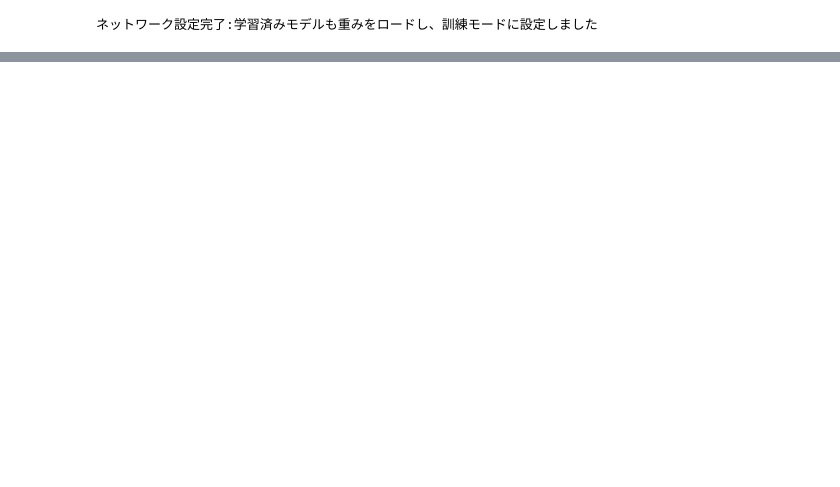
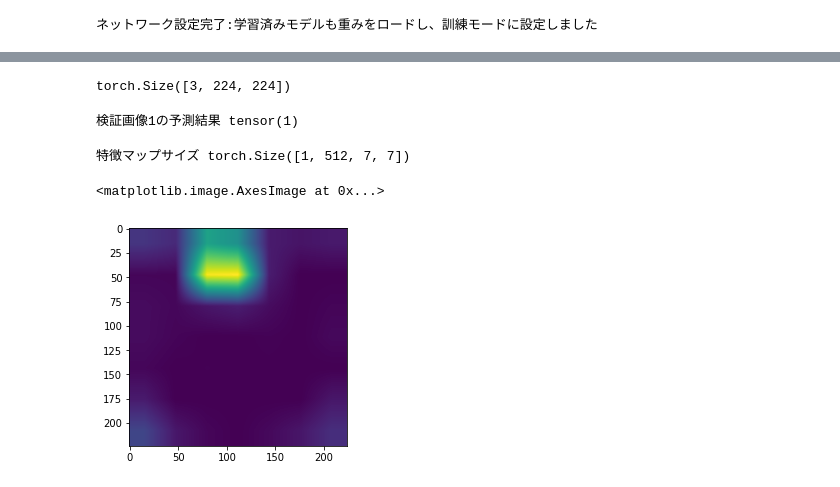
Before and after one commit to tanakakao/test, a Jupyter notebook: Untitled12.ipynb, the cells around one changed output, grey strips where cells are left out. Saved outputs shown, nothing was run; the diff lists cells and outputs as text; code cells hidden in the pictures; blank space fills up the shorter version.

```diff
--- a/Untitled12.ipynb
+++ b/Untitled12.ipynb
@@ -339,0 +365,70 @@ plt.show()
+# %%
+test_image = Image.open(train_list[0])
+test_image = test_image.convert('RGB')
+
+transform = ImageTransform(size, mean, std)
+
+test_image_tensor = transform(test_image, phase='val')
+print(test_image_tensor.size()) # 色情報（チャネル）x高さx幅
+# torch.Size([3, 224, 224])
+
+# ネットワークに通すには(batch_size, channel, height, width)じゃないといけないので、
+# unsqueezeでbatch_size=1を挿入してます。
+test_image_tensor = test_image_tensor.unsqueeze(0)
+# %% [output]
+torch.Size([3, 224, 224])
+# %%
+device = torch.device("cuda:0" if torch.cuda.is_available() else "cpu")
+
+with torch.no_grad():
+    predict_index = net(test_image_tensor.to(device)).max(1)[1]
+    print('検証画像1の予測結果', labels[int(predict_index)])
+# %% [output]
+検証画像1の予測結果 tensor(1)
+# %%
+feature = features(test_image_tensor.to(device))
+print('特徴マップサイズ', feature.size())
+# 特徴マップサイズ torch.Size([1, 512, 7, 7])
+
+# 上のteratailの回答を参照
+feature = feature.clone().detach().requires_grad_(True)
+
+# 特徴マップをVGG19の残りの全結合層に通して、予測結果を得る
+pooled = avgpool(feature)
+y_pred = classifier(pooled.view(-1,512*7*7))
+pred_index = torch.argmax(y_pred)
+
+# 予測結果に対して誤差逆伝播
+y_pred[0][pred_index].backward()
+# %% [output]
+特徴マップサイズ torch.Size([1, 512, 7, 7])
+# %%
+import torch.nn.functional as F
+
+# 特徴マップの勾配(feature.grad)のGlobal Average Poolingを計算する
+# つまり512枚の各特徴マップの要素の平均値を算出する（512次元のベクトルになる）
+
+# まずは7x7のそれぞれの特徴マップを１本のベクトルに変換
+feature_vec = feature.grad.view(512, 7*7) # feature_vec.size() = (512, 49)
+
+# 512本のそれぞれのベクトルの要素の平均を取る
+# 論文のαが計算される
+alpha = torch.mean(feature_vec, axis=1) # alpha.size() = (512)
+
+# batch_sizeの次元を削除
+# (1x512x7x7) -> (512x7x7)
+feature = feature.squeeze(0)
+
+# 論文のLを計算
+L = F.relu(torch.sum(feature*alpha.view(-1,1,1),0))
+L = L.to('cpu').detach().numpy()
+# L.size() = (7x7)
+# %%
+import matplotlib.pyplot as plt
+import cv2
+
+L = cv2.resize(L, (224, 224))
+plt.imshow(L)
+# %% [output]
+<matplotlib.image.AxesImage at 0x...>
+[figure, added]
```
Also changed, not shown: parts of 10 cells of this notebook.
